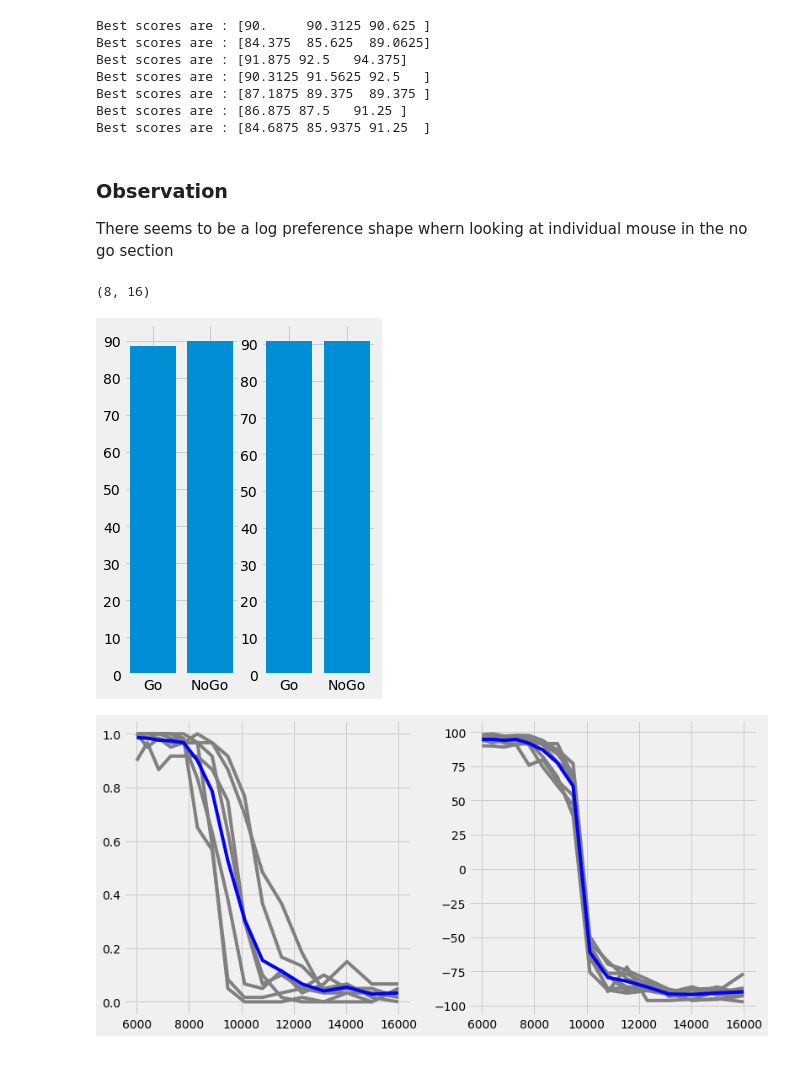
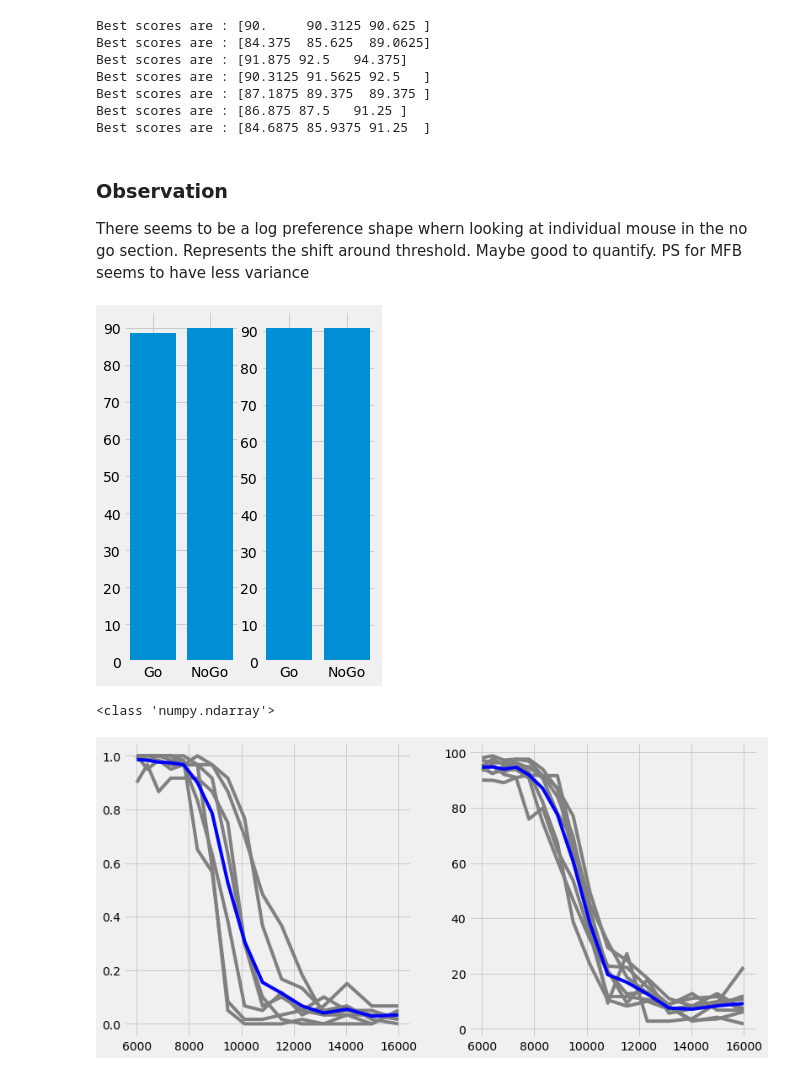
Before and after one commit to AntoninVerdier/Utilities, a Jupyter notebook: Elphy_Analysis/MFB_Figures.ipynb, the cells around one changed output. Saved outputs shown, nothing was run; the diff lists cells and outputs as text; code cells hidden in the pictures.

```diff
--- a/Elphy_Analysis/MFB_Figures.ipynb
+++ b/Elphy_Analysis/MFB_Figures.ipynb
@@ -53,7 +53,7 @@ class MouseMFB(object):
         self.corr = data['Correct']
         self.idsound = data['SoundId']
         self.idtrial = data['TrialId']
-        self.rule = data['Rule']
+        self.rule = data['Rule'][0]
 
         self.split_in_sessions()
 
@@ -109,7 +109,7 @@ Best scores are : [86.875 87.5   91.25 ]
 Best scores are : [84.6875 85.9375 91.25  ]
 # %% [markdown]
 ### Observation
-There seems to be a log preference shape whern looking at individual mouse in the no go section
+There seems to be a log preference shape whern looking at individual mouse in the no go section. Represents the shift around threshold. Maybe good to quantify. PS for MFB seems to have less variance
 # %%
 # Peak performance : bar plot go vs nogo sur les 2/3 meilleures sessions + la courbe PS
 
@@ -139,52 +139,45 @@ for i, mouse in enumerate(mice_mfb):
     all_corr = np.concatenate(mouse.best_corrs)
     all_taskid = np.concatenate(mouse.best_idsounds)
 
+    psycho = np.array([c if all_trailsid[i] == 1 else not(c) for i, c in enumerate(all_corr)])
+
     scores = np.empty((16,))
     for j, t in enumerate(np.sort(np.unique(all_taskid))):
         idxs = np.where(all_taskid == t)[0]
-        curr_corr = all_corr[idxs]
+        curr_corr = psycho[idxs]
         score = np.sum(curr_corr)*100/len(curr_corr)
         scores[j] = score
 
-    scores[8:] = 1 - scores[8:]
     psycos_mfb[i] = scores
-print(psycos_mfb.shape)
-
-
-
-
-
-
-
-
-
-
+psycos_mfb = [np.abs(100 - s) if mice_mfb[i].rule == 'H' else s for i, s in enumerate(psycos_mfb)]
+psycos_mfb = np.array(psycos_mfb)
 
 fig, axs = plt.subplots(1, 2, figsize=(4, 6))
 
 axs[0].bar([1, 2], [np.mean(mean_scores_water[:8]), np.mean(mean_scores_water[8:])])
 axs[0].set_xticks([1, 2])
 axs[0].set_xticklabels(['Go', 'NoGo'])
 axs[0].set_yticks(np.linspace(0, 90, 10))
 
 axs[1].bar([1, 2], [np.mean(mean_scores_mfb[:8]), np.mean(mean_scores_mfb[8:])])
 axs[1].set_xticks([1, 2])
 axs[1].set_xticklabels(['Go', 'NoGo'])
 axs[1].set_yticks(np.linspace(0, 90, 10))
 
 plt.show()
 fig, axs = plt.subplots(1, 2, figsize=(12, 6))
 
 scale = np.geomspace(6e3, 16e3, 16)
 for p in probs:
     axs[0].plot(scale, p, c='gray')
 axs[0].plot(scale, np.mean(probs, axis=0), c='blue')
 
+print(type(psycos_mfb))
 for p in psycos_mfb:
     axs[1].plot(scale, p, c='gray')
 axs[1].plot(scale, np.mean(psycos_mfb, axis=0), c='blue')
 plt.show()
 # %% [output]
+[figure]
-(8, 16)
+<class 'numpy.ndarray'>
-[figure]
-[figure, old version]
+[figure, new version]
```
